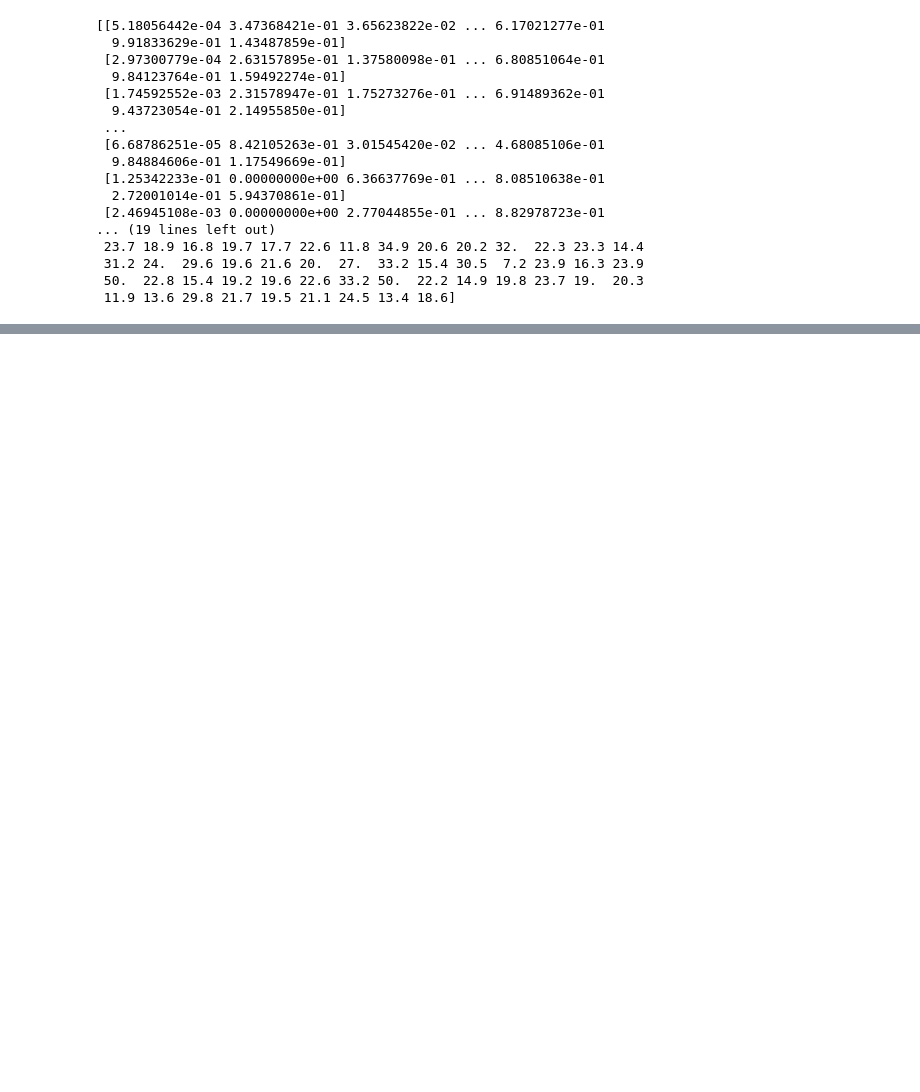
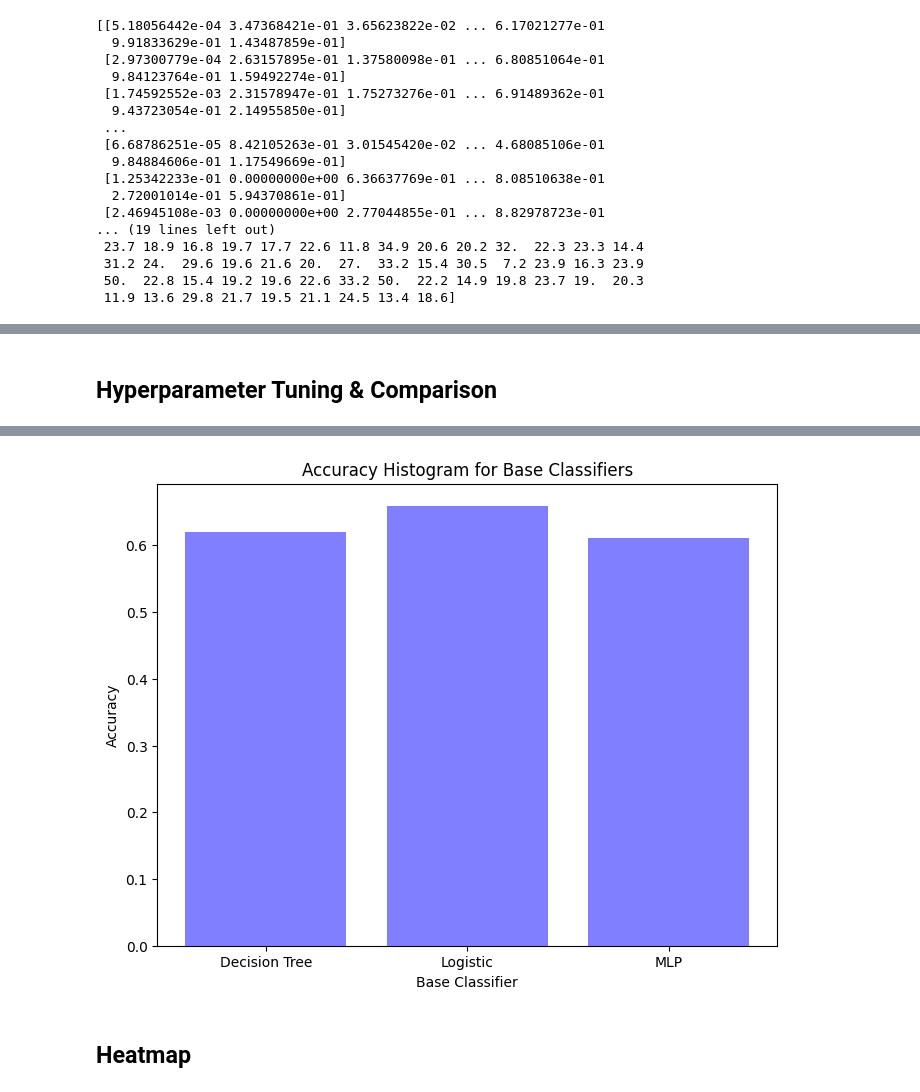
Before and after one commit to losettimourya/SMAI-Assignment4, a Jupyter notebook: 3.ipynb, the cells around one changed output, grey strips where cells are left out. Saved outputs shown, nothing was run; the diff lists cells and outputs as text; code cells hidden in the pictures; blank space fills up the shorter version.

```diff
--- a/3.ipynb
+++ b/3.ipynb
@@ -635,7 +716,7 @@ def bagging_ensemble_classification(base_classifier, n_estimators, sample_fracti
             elif voting == "soft":
                 confidences = [accuracy_score(y_test, model.predict(X_test)) for model in ensemble_models]
                 confidences = confidences / sum(confidences)
-                print(confidences)
+                # print(confidences)
                 for i in range(len(confidences)):
                     predictions[i] = predictions[i] * confidences[i]
                 array_2d = np.sum(predictions, axis=0)
@@ -657,7 +738,7 @@ def bagging_ensemble_classification(base_classifier, n_estimators, sample_fracti
                 array_2d = np.zeros((229,9))
                 y_test_copy = y_test.copy()
                 confidences = [accuracy_score(np.argmax(y_test,axis=1), model.predict(X_test)) for model in ensemble_models]
-                print(confidences)
+                # print(confidences)
                 confidences = confidences / sum(confidences)
                 for idx in range(len(predictions[0])):
                     uniq = np.zeros(9)
@@ -682,7 +763,7 @@ def bagging_ensemble_classification(base_classifier, n_estimators, sample_fracti
             elif voting == "soft":
                 confidences = [accuracy_score(y_test, model.predict(X_test)) for model in ensemble_models]
                 confidences = confidences / sum(confidences)
-                print(confidences)
+                # print(confidences)
                 for i in range(len(confidences)):
                     predictions[i] = predictions[i] * confidences[i]
                 array_2d = np.sum(predictions, axis=0)
@@ -697,20 +778,9 @@ def bagging_ensemble_classification(base_classifier, n_estimators, sample_fracti
 # Example usage for bagging ensemble with Decision Tree classifier and soft voting
 bagged_classifier_decision_tree_soft = bagging_ensemble_classification(base_classifier="Logistic", n_estimators=10, sample_fraction=0.25, with_replacement=True, voting="soft")
 
-# Make predictions using the bagged ensemble
 y_pred = bagged_classifier_decision_tree_soft(X_test)
 y_pred = np.array(y_pred)
-print(y_test.shape)
-print(y_pred.shape)
-for i in range(len(y_pred)):
-    print(y_pred[i])
-    print(y_test[i])
-print(y_pred[1])
 y_test = np.array(y_test)
-y_pred = np.array(y_pred)
-# print("Pred :", y_pred)
-# print("Test :", y_test)
-# Evaluate the performance, e.g., by calculating the accuracy
 accuracy = accuracy_score(y_test, y_pred)
 print("Accuracy:", accuracy)
 # %% [output]
@@ -733,0 +788,54 @@ Accuracy: 0.6200873362445415
+# %% [markdown]
+## Hyperparameter Tuning & Comparison
+# %%
+n_estimators = [1,2,3]
+base_classifier = ["DecisionTree","Logistic","MLP"]
+sample_fraction = [0.15,0.25,0.5,0.75,1]
+bootstrap = [True,False]
+voting = ["soft","hard"]
+best_accuracy = 0
+d_acc = 0
+l_acc = 0
+m_acc = 0
+best_params = []
+for i in n_estimators:
+    for j in base_classifier:
+        for k in sample_fraction:
+            for l in bootstrap:
+                for m in voting:
+                    bagged_classifier = bagging_ensemble_classification(base_classifier=j, n_estimators=i, sample_fraction=k, with_replacement=l, voting=m)
+                    y_pred = bagged_classifier(X_test)
+                    y_pred = np.array(y_pred)
+                    y_test = np.array(y_test)
+                    acc = accuracy_score(y_test, y_pred)
+                    print("Accuracy:", acc)
+                    print("n_estimators:",i)
+                    print("base_classifier:",j)
+                    print("sample_fraction:",k)
+                    print("bootstrap:",l)
+                    print("voting:",m)
+                    print("-----------------------------------------------------")
+                    if(acc >= best_accuracy):
+                        best_accuracy = acc
+                        best_params = [i,j,k,l,m]
+                    if(j == "DecisionTree"):
+                        if(acc > d_acc):
+                            d_acc = acc
+                    if(j == "Logistic"):
+                        if(acc > l_acc):
+                            l_acc = acc
+                    if(j == "MLP"):
+                        if(acc > m_acc):
+                            m_acc = acc
+print("Best Accuracy:",best_accuracy)
+print("Best Parameters:",best_params)
+
+plt.figure(figsize=(8, 6))
+acc_values = [d_acc, l_acc, m_acc]
+bar_labels = ["Decision Tree", "Logistic", "MLP"]
+plt.bar(bar_labels, acc_values, color='blue', alpha=0.5)
+plt.title("Accuracy Histogram for Base Classifiers")
+plt.xlabel("Base Classifier")
+plt.ylabel("Accuracy")
+plt.show()
+# %% [output]
@@ -733,0 +859,3 @@ Accuracy: 0.6200873362445415
+[figure, added]
+# %% [markdown]
+## Heatmap
```
Also changed, not shown: parts of 13 cells of this notebook.
